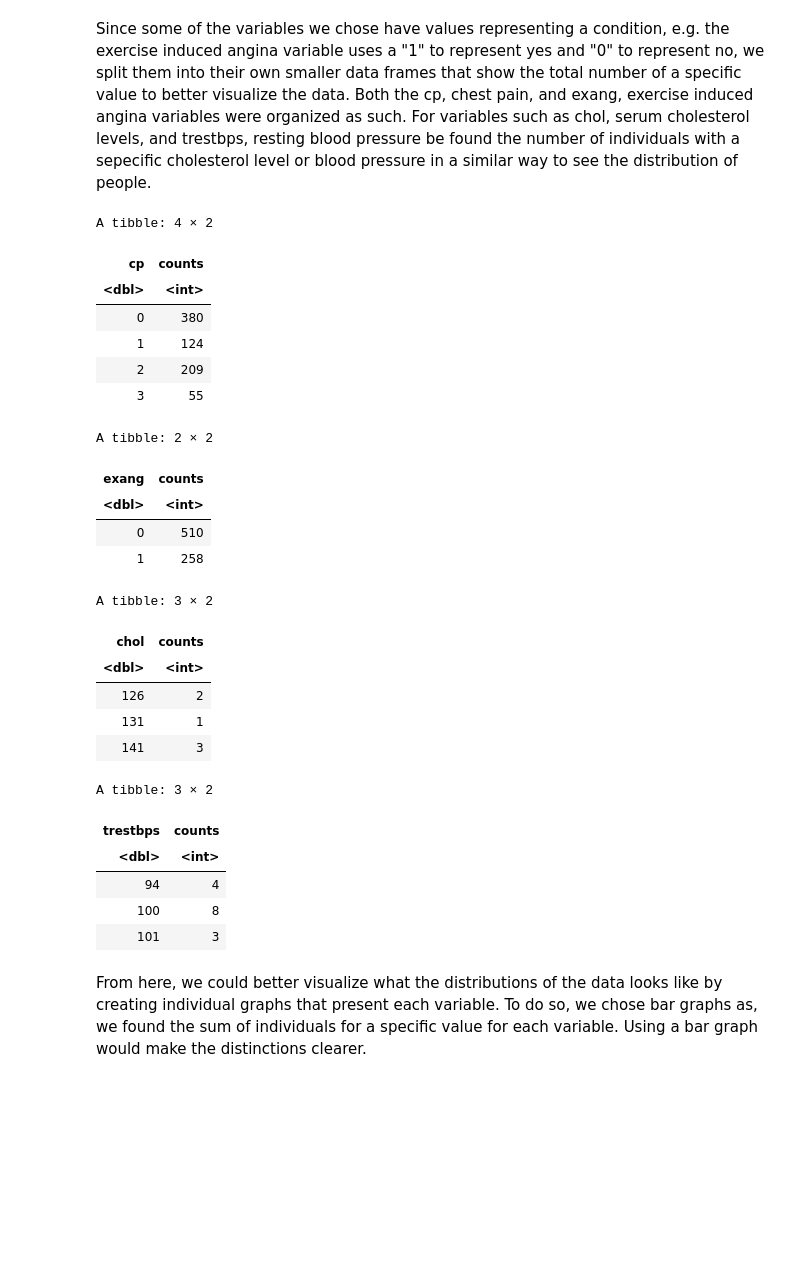
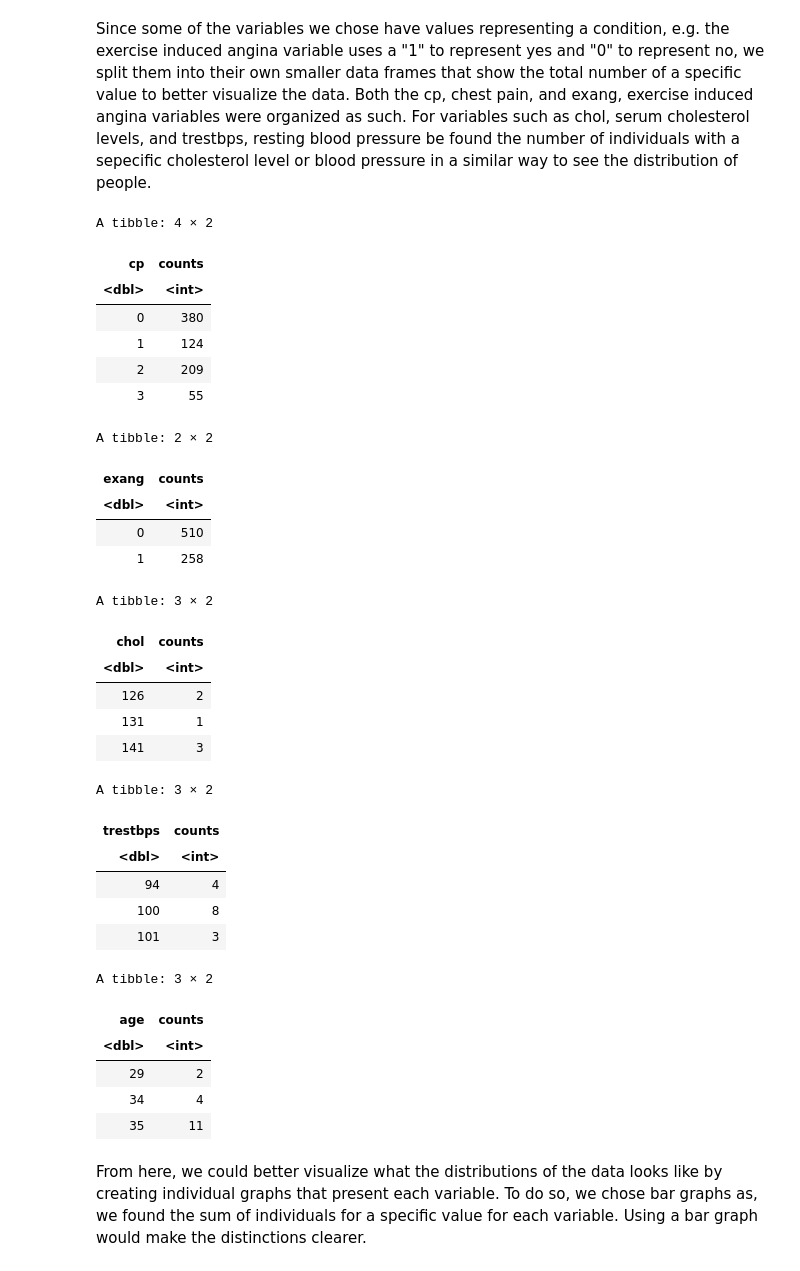
Before and after one commit to jennywyzhao/dsci-group-project-002-14, a Jupyter notebook: Project-Proposal.ipynb, the cells around one changed output. Cells and saved outputs as stored; diff of their text form; code cells hidden in the pictures; blank space fills up the shorter version.

```diff
--- a/Project-Proposal.ipynb
+++ b/Project-Proposal.ipynb
@@ -94,33 +94,45 @@ slice(chol_val, (1:3))
 trestbps_val <- heart_train |>
        group_by(trestbps) |>
   summarise(counts=n(),
             .groups = 'drop')
 slice(trestbps_val, (1:3))
+
+age_val <- heart_train |>
+       group_by(age) |>
+  summarise(counts=n(),
+            .groups = 'drop')
+slice(age_val, (1:3))
 # %% [output]
 A tibble: 4 × 2
 | cp | counts |
 | <dbl> | <int> |
 | 0 | 380 |
 | 1 | 124 |
 | 2 | 209 |
 | 3 | 55 |
 A tibble: 2 × 2
 | exang | counts |
 | <dbl> | <int> |
 | 0 | 510 |
 | 1 | 258 |
 A tibble: 3 × 2
 | chol | counts |
 | <dbl> | <int> |
 | 126 | 2 |
 | 131 | 1 |
 | 141 | 3 |
 A tibble: 3 × 2
 | trestbps | counts |
 | <dbl> | <int> |
 | 94 | 4 |
 | 100 | 8 |
 | 101 | 3 |
+A tibble: 3 × 2
+| age | counts |
+| <dbl> | <int> |
+| 29 | 2 |
+| 34 | 4 |
+| 35 | 11 |
 # %% [markdown]
 From here, we could better visualize what the distributions of the data looks like by creating individual graphs that present each variable. To do so, we chose bar graphs as, we found the sum of individuals for a specific value for each variable. Using a bar graph would make the distinctions clearer.
 # %%
```
Also changed, not shown: parts of 1 cell of this notebook.
